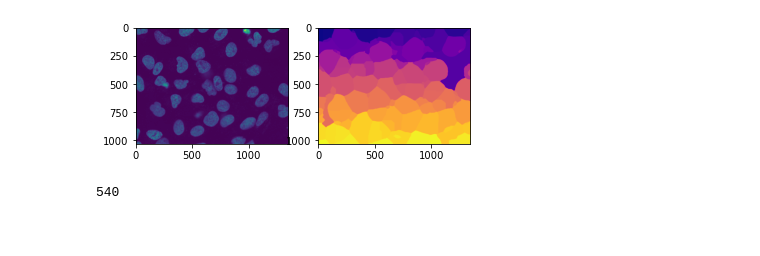
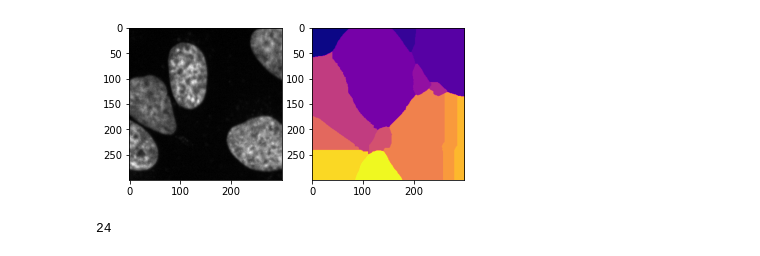
Before and after one commit to Jacob-Relle/MIP-Projekt, a Jupyter notebook: MultiNucleiTest.ipynb, the cells around one changed output. Saved outputs shown, nothing was run; the diff lists cells and outputs as text; code cells hidden in the pictures.

```diff
--- a/MultiNucleiTest.ipynb
+++ b/MultiNucleiTest.ipynb
@@ -7,18 +8,17 @@ from scipy.ndimage.filters import gaussian_filter
 # %%
-image = plt.imread('../images/dna-images/gnf/dna-0.png')[...,0]
+image = plt.imread('../images/dna-images/gnf/dna-1.png')[200:500, 200:500 ,0]
 Omega,S = generate_fragments(image,16,0.01,20,2,100)
 
-#gaus_img = gaussian_filter(image,16)
 fig = plt.figure()
 ax = fig.add_subplot(1, 2, 1)
-imgplot = plt.imshow(image)
+imgplot = plt.imshow(image, cmap = 'gray')
 ax = fig.add_subplot(1, 2, 2)
 imgplot = plt.imshow(Omega,cmap='plasma')
 # %% [output]
-[figure, old version]
+[figure, new version]
 # %%
 Z = list(S)
 ListOfCoords = create_images(Omega, Z)
 len(Z)
 # %% [output]
-540
+24
```
Also changed, not shown: parts of 6 cells of this notebook, 5 other files.
